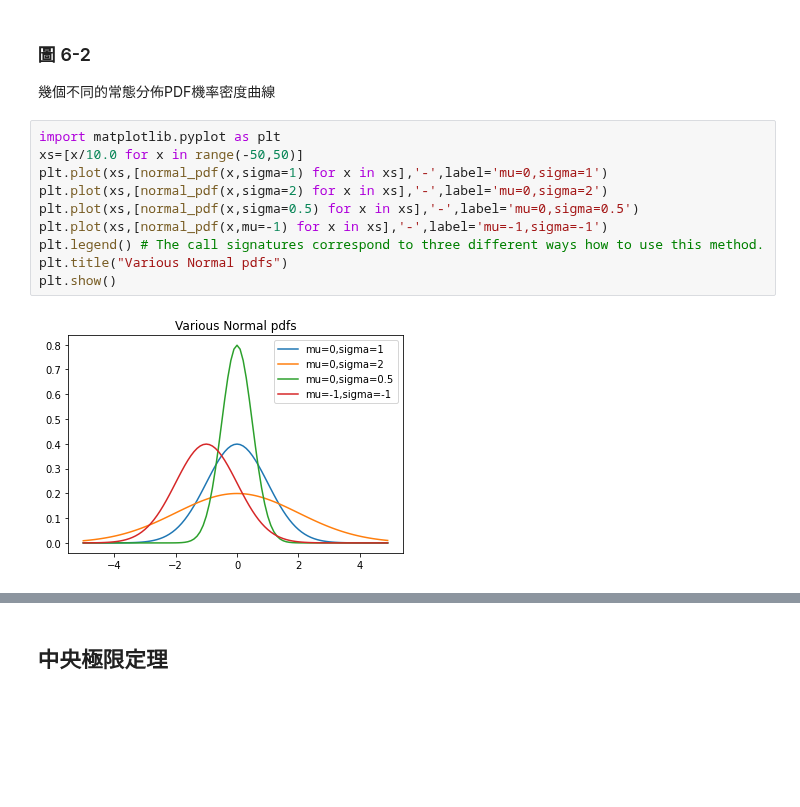
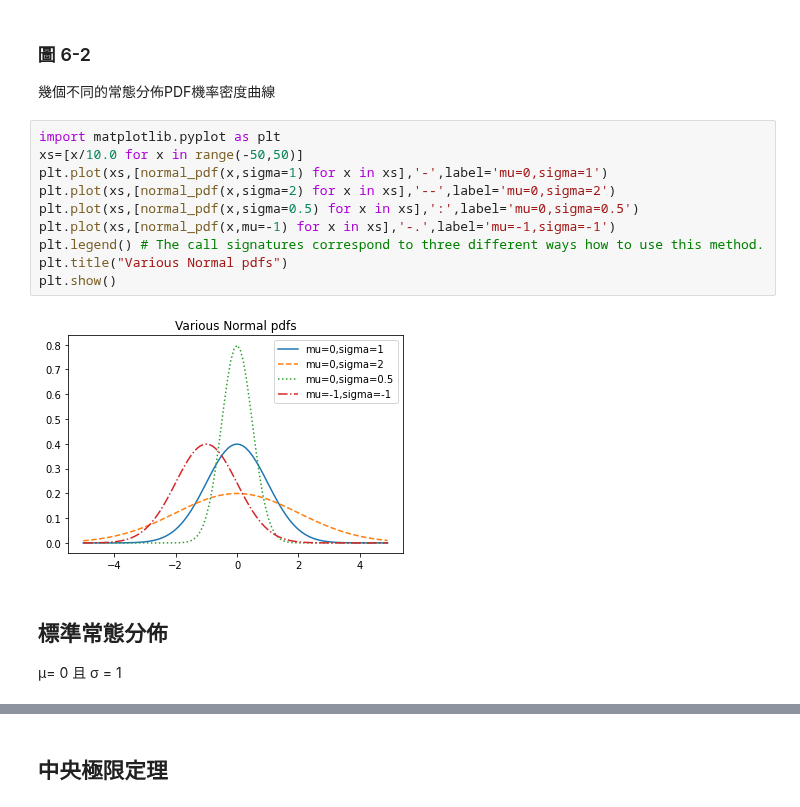
Before and after one commit to hank199599/data_science_from_scratch_reading_log, a Jupyter notebook: Chapter6.ipynb, the cells around one changed output, grey strips where cells are left out. Saved outputs shown, nothing was run; the diff lists cells and outputs as text; blank space fills up the shorter version.

```diff
--- a/Chapter6.ipynb
+++ b/Chapter6.ipynb
@@ -250,12 +250,15 @@ def normal_pdf(x:float,mu:float=0,sigma:float=1) ->float:
 # %%
 import matplotlib.pyplot as plt
 xs=[x/10.0 for x in range(-50,50)]
 plt.plot(xs,[normal_pdf(x,sigma=1) for x in xs],'-',label='mu=0,sigma=1')
-plt.plot(xs,[normal_pdf(x,sigma=2) for x in xs],'-',label='mu=0,sigma=2')
-plt.plot(xs,[normal_pdf(x,sigma=0.5) for x in xs],'-',label='mu=0,sigma=0.5')
-plt.plot(xs,[normal_pdf(x,mu=-1) for x in xs],'-',label='mu=-1,sigma=-1')
+plt.plot(xs,[normal_pdf(x,sigma=2) for x in xs],'--',label='mu=0,sigma=2')
+plt.plot(xs,[normal_pdf(x,sigma=0.5) for x in xs],':',label='mu=0,sigma=0.5')
+plt.plot(xs,[normal_pdf(x,mu=-1) for x in xs],'-.',label='mu=-1,sigma=-1')
 plt.legend() # The call signatures correspond to three different ways how to use this method.
 plt.title("Various Normal pdfs")
 plt.show()
 # %% [output]
-[figure, old version]
+[figure, new version]
+# %% [markdown]
+## 標準常態分佈
+μ= 0 且 σ = 1
```
Also changed, not shown: parts of 1 cell of this notebook.
